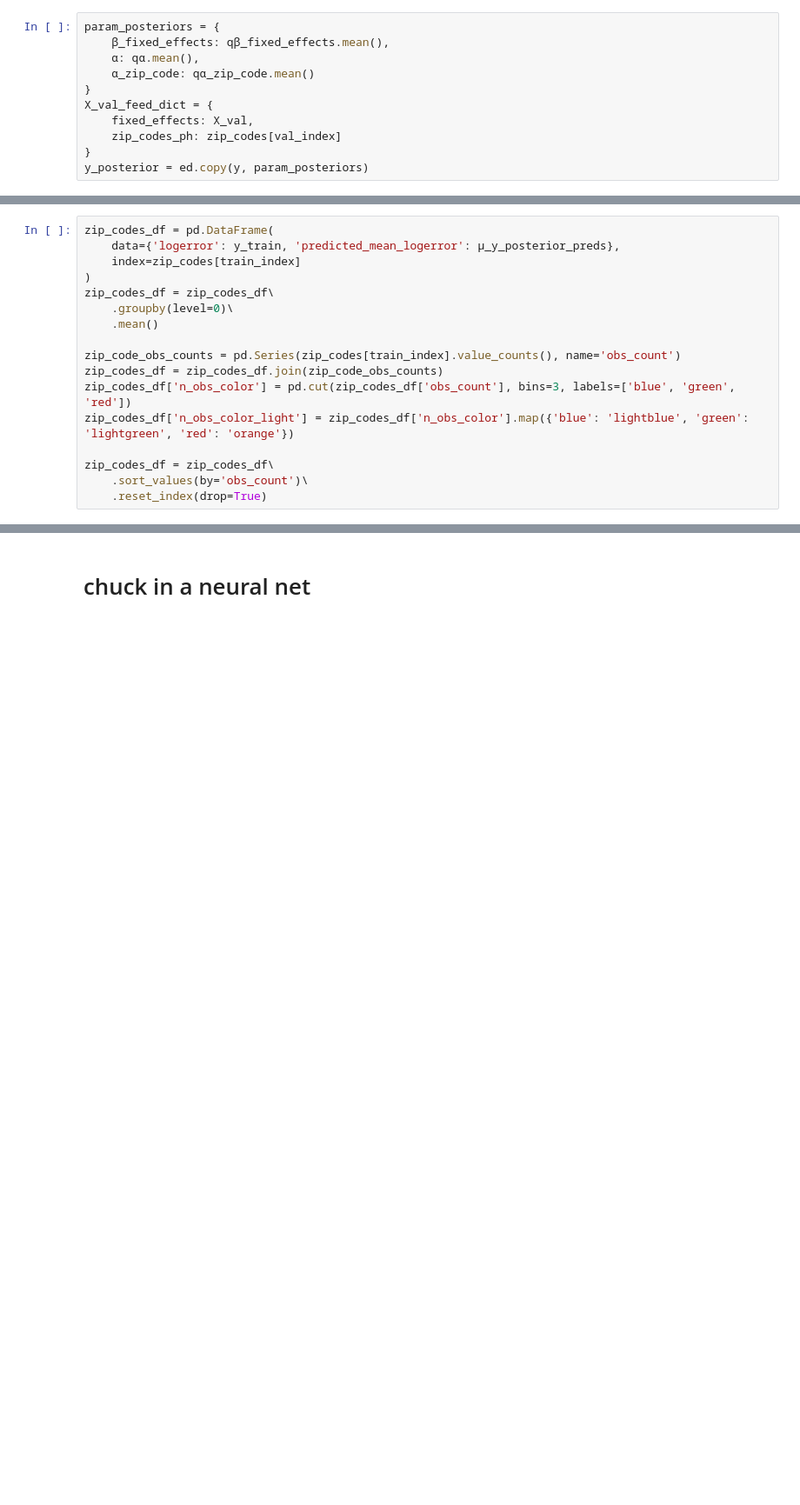
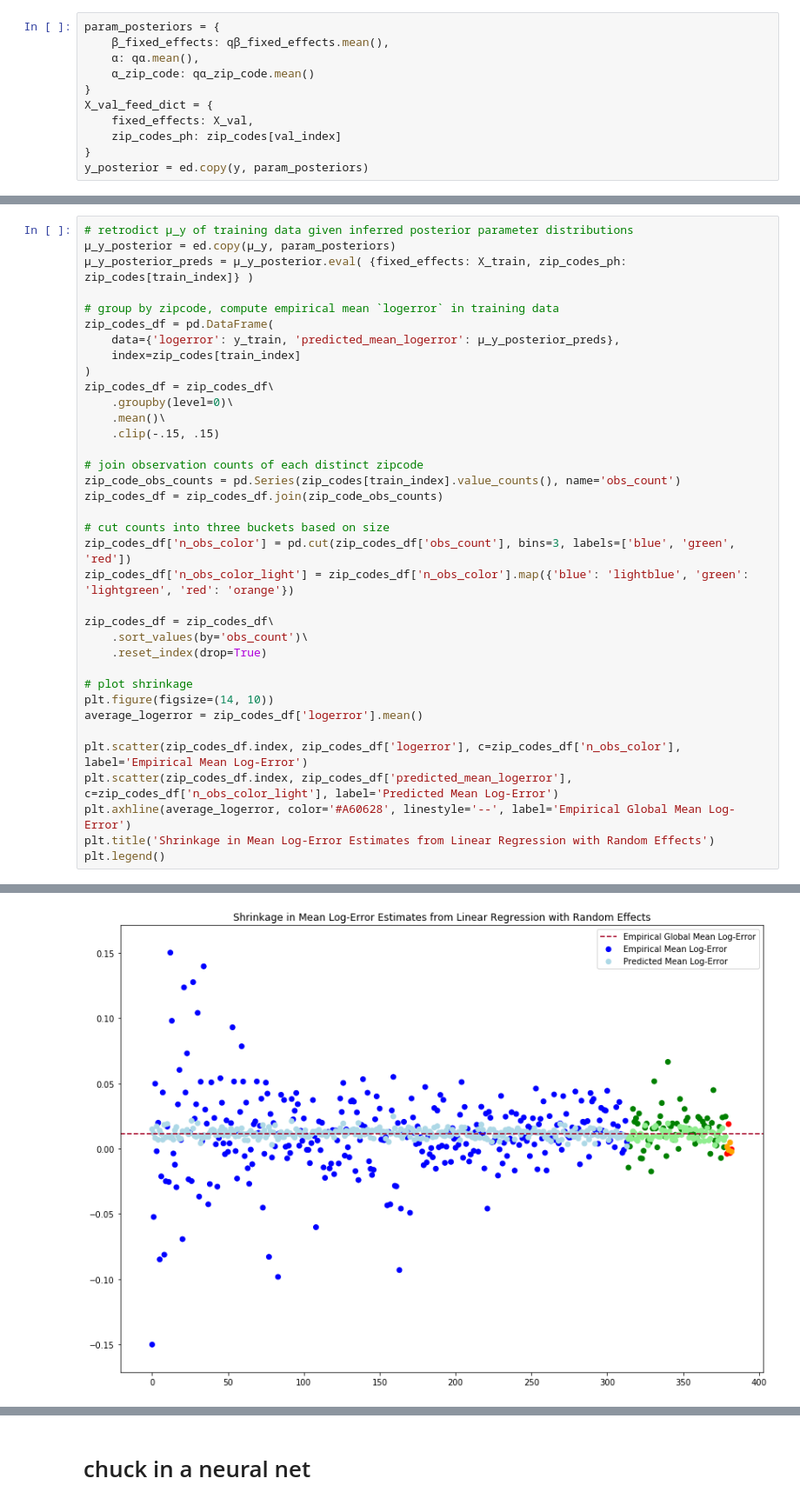
Before and after one commit to cavaunpeu/random-effects-neural-networks, a Jupyter notebook: zillow.ipynb, the cells around one changed output, grey strips where cells are left out. Shown at 87% size. Cells and saved outputs as stored; diff of their text form; blank space fills up the shorter version.

```diff
--- a/zillow.ipynb
+++ b/zillow.ipynb
@@ -386,17 +392,37 @@ X_val_feed_dict = {
 # %%
+# retrodict μ_y of training data given inferred posterior parameter distributions
+μ_y_posterior = ed.copy(μ_y, param_posteriors)
+μ_y_posterior_preds = μ_y_posterior.eval( {fixed_effects: X_train, zip_codes_ph: zip_codes[train_index]} )
+
+# group by zipcode, compute empirical mean `logerror` in training data
 zip_codes_df = pd.DataFrame(
     data={'logerror': y_train, 'predicted_mean_logerror': μ_y_posterior_preds},
     index=zip_codes[train_index]
 )
 zip_codes_df = zip_codes_df\
     .groupby(level=0)\
-    .mean()
+    .mean()\
+    .clip(-.15, .15)
 
+# join observation counts of each distinct zipcode
 zip_code_obs_counts = pd.Series(zip_codes[train_index].value_counts(), name='obs_count')
 zip_codes_df = zip_codes_df.join(zip_code_obs_counts)
+
+# cut counts into three buckets based on size
 zip_codes_df['n_obs_color'] = pd.cut(zip_codes_df['obs_count'], bins=3, labels=['blue', 'green', 'red'])
 zip_codes_df['n_obs_color_light'] = zip_codes_df['n_obs_color'].map({'blue': 'lightblue', 'green': 'lightgreen', 'red': 'orange'})
 
 zip_codes_df = zip_codes_df\
     .sort_values(by='obs_count')\
     .reset_index(drop=True)
+
+# plot shrinkage
+plt.figure(figsize=(14, 10))
+average_logerror = zip_codes_df['logerror'].mean()
+
+plt.scatter(zip_codes_df.index, zip_codes_df['logerror'], c=zip_codes_df['n_obs_color'], label='Empirical Mean Log-Error')
+plt.scatter(zip_codes_df.index, zip_codes_df['predicted_mean_logerror'], c=zip_codes_df['n_obs_color_light'], label='Predicted Mean Log-Error')
+plt.axhline(average_logerror, color='#A60628', linestyle='--', label='Empirical Global Mean Log-Error')
+plt.title('Shrinkage in Mean Log-Error Estimates from Linear Regression with Random Effects')
+plt.legend()
+# %% [output]
@@ -402,0 +430 @@ zip_codes_df = zip_codes_df\
+[figure, added]
```
Also changed, not shown: parts of 23 cells of this notebook.
